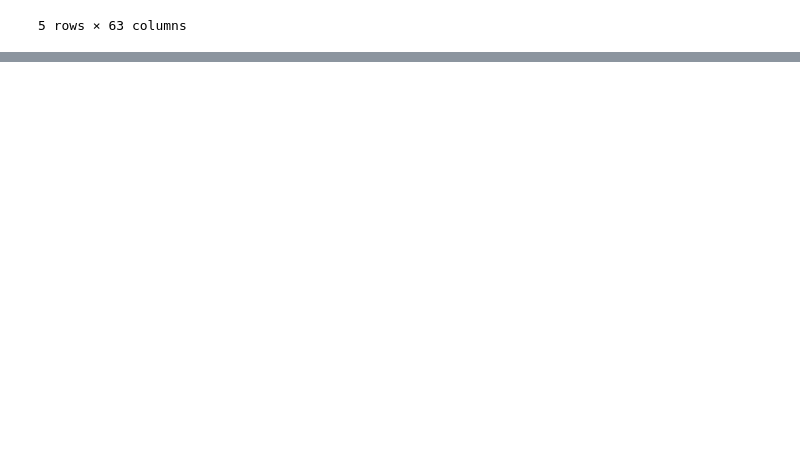
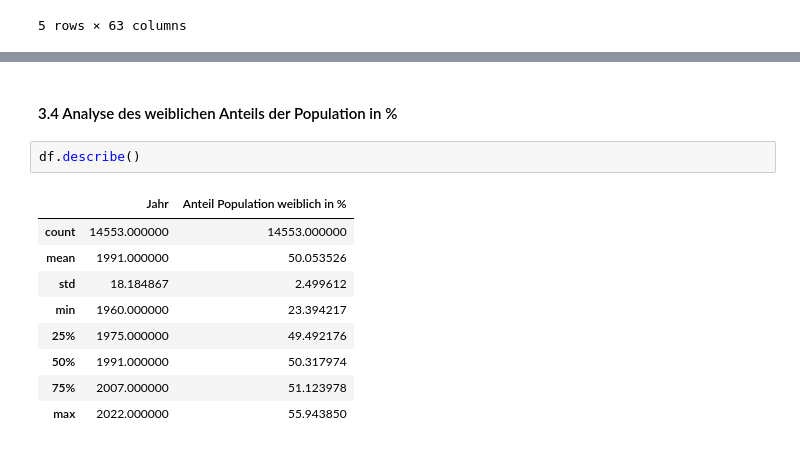
Before and after one commit to elenabuchli/Leistungsnachweis_2, a Jupyter notebook: Leistungsnachweis_Python_Frauenanteil.ipynb, the cells around one changed output, grey strips where cells are left out. Drawn from its saved outputs; the diff is of its cells as text; blank space fills up the shorter version.

```diff
--- a/Leistungsnachweis_Python_Frauenanteil.ipynb
+++ b/Leistungsnachweis_Python_Frauenanteil.ipynb
@@ -43,0 +161,14 @@ df_pivot.head()
+# %% [markdown]
+#### 3.4 Analyse des weiblichen Anteils der Population in %
+# %%
+df.describe()
+# %% [output]
+|  | Jahr | Anteil Population weiblich in % |
+| count | 14553.000000 | 14553.000000 |
+| mean | 1991.000000 | 50.053526 |
+| std | 18.184867 | 2.499612 |
+| min | 1960.000000 | 23.394217 |
+| 25% | 1975.000000 | 49.492176 |
+| 50% | 1991.000000 | 50.317974 |
+| 75% | 2007.000000 | 51.123978 |
+| max | 2022.000000 | 55.943850 |
```
Also changed, not shown: parts of 21 cells of this notebook.
